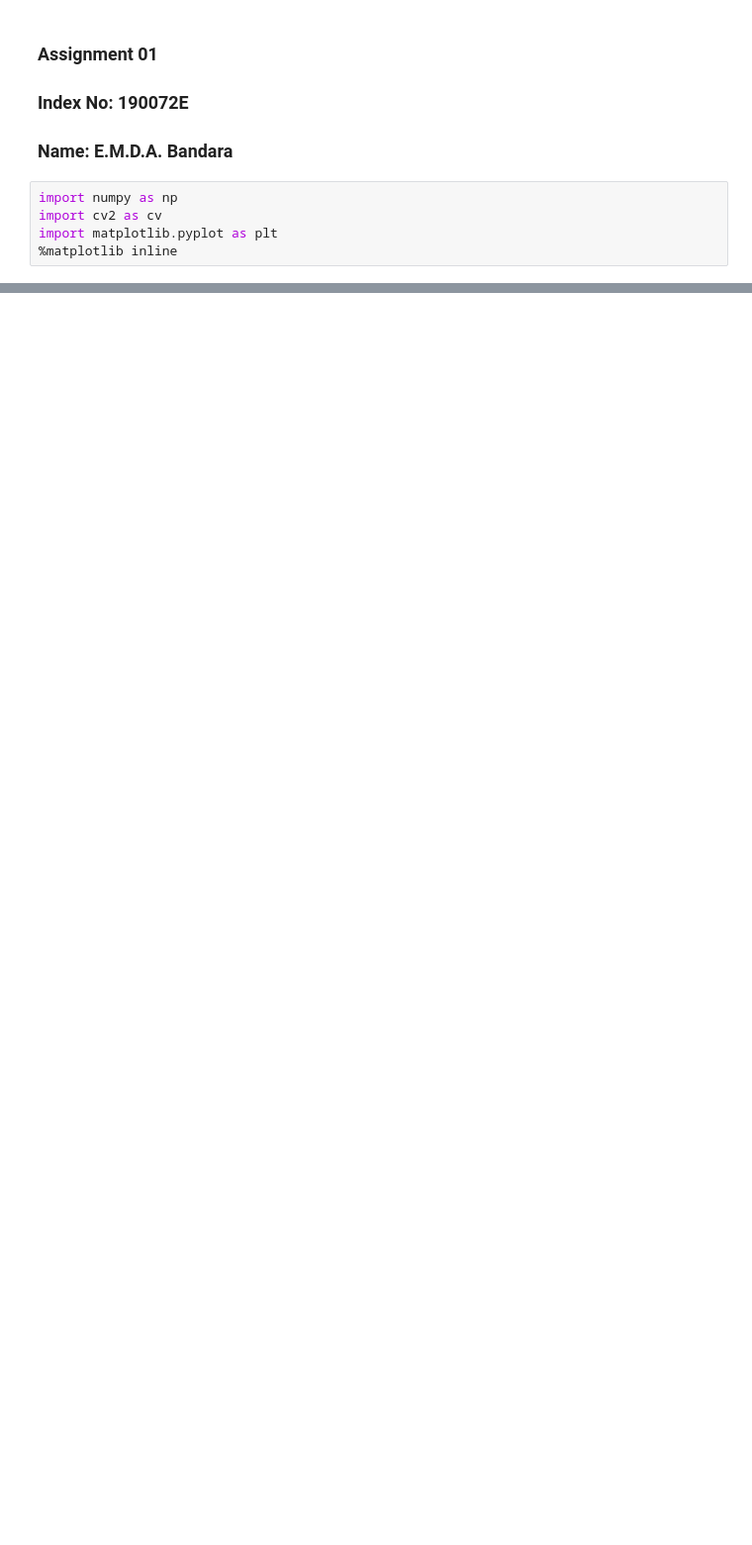
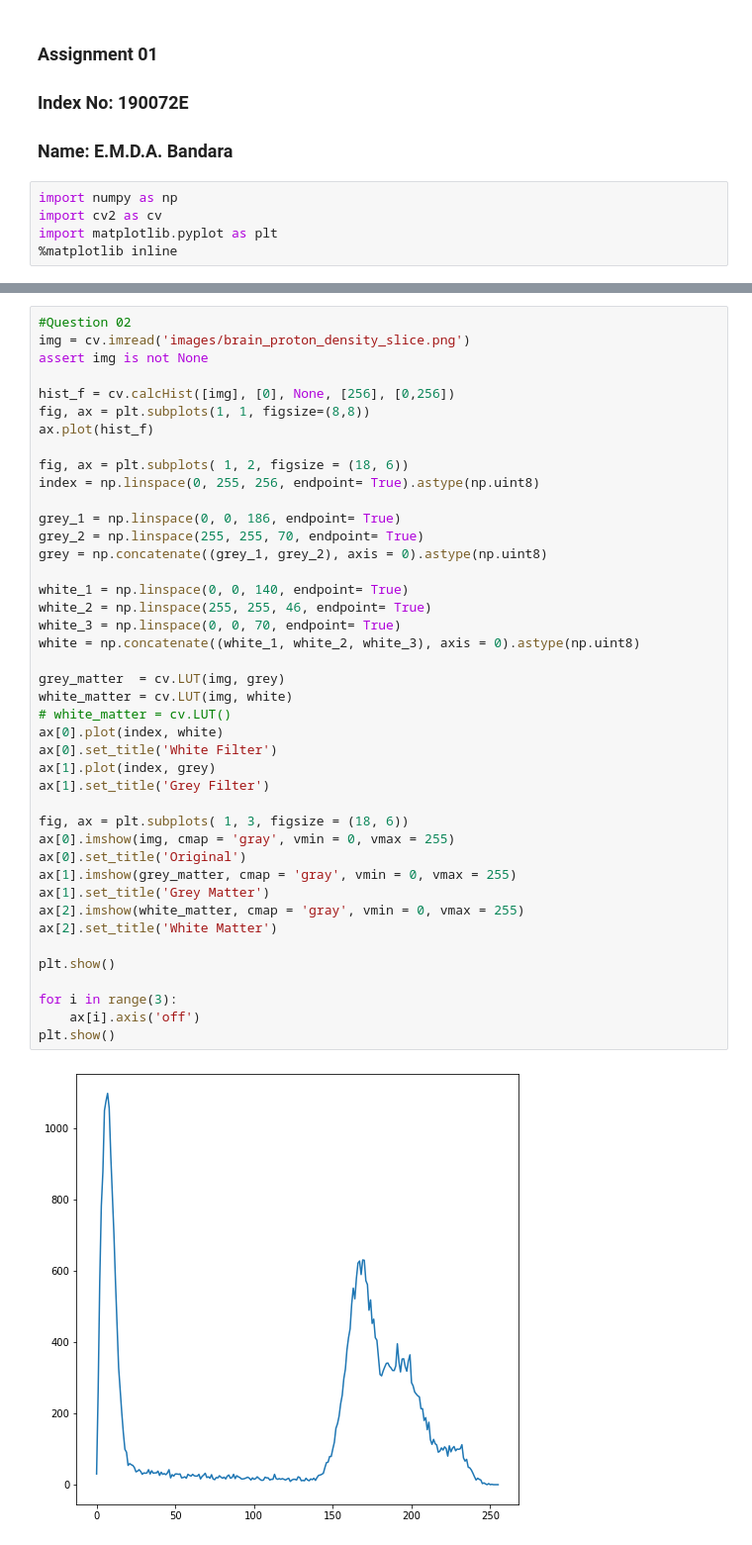
Before and after one commit to Dumindu-Bandara/en2550-fundamentals-of-image-processing-and-machine-vision, a Jupyter notebook: Assignment_1/Assignment_1.ipynb, the cells around one changed output, grey strips where cells are left out. Shown at 99% size. Cells and saved outputs as stored; diff of their text form; blank space fills up the shorter version.

```diff
--- a/Assignment_1/Assignment_1.ipynb
+++ b/Assignment_1/Assignment_1.ipynb
@@ -33,0 +41,44 @@ plt.show()
+# %%
+#Question 02
+img = cv.imread('images/brain_proton_density_slice.png')
+assert img is not None
+
+hist_f = cv.calcHist([img], [0], None, [256], [0,256])
+fig, ax = plt.subplots(1, 1, figsize=(8,8))
+ax.plot(hist_f)
+
+fig, ax = plt.subplots( 1, 2, figsize = (18, 6))
+index = np.linspace(0, 255, 256, endpoint= True).astype(np.uint8)
+
+grey_1 = np.linspace(0, 0, 186, endpoint= True)
+grey_2 = np.linspace(255, 255, 70, endpoint= True)
+grey = np.concatenate((grey_1, grey_2), axis = 0).astype(np.uint8)
+
+white_1 = np.linspace(0, 0, 140, endpoint= True)
+white_2 = np.linspace(255, 255, 46, endpoint= True)
+white_3 = np.linspace(0, 0, 70, endpoint= True)
+white = np.concatenate((white_1, white_2, white_3), axis = 0).astype(np.uint8)
+
+grey_matter  = cv.LUT(img, grey)
+white_matter = cv.LUT(img, white)
+# white_matter = cv.LUT()
+ax[0].plot(index, white)
+ax[0].set_title('White Filter')
+ax[1].plot(index, grey)
+ax[1].set_title('Grey Filter')
+
+fig, ax = plt.subplots( 1, 3, figsize = (18, 6))
+ax[0].imshow(img, cmap = 'gray', vmin = 0, vmax = 255)
+ax[0].set_title('Original')
+ax[1].imshow(grey_matter, cmap = 'gray', vmin = 0, vmax = 255)
+ax[1].set_title('Grey Matter')
+ax[2].imshow(white_matter, cmap = 'gray', vmin = 0, vmax = 255)
+ax[2].set_title('White Matter')
+
+plt.show()
+
+for i in range(3):
+    ax[i].axis('off')
+plt.show()
+# %% [output]
+[figure, added]
```
Also changed, not shown: parts of 7 cells of this notebook.
